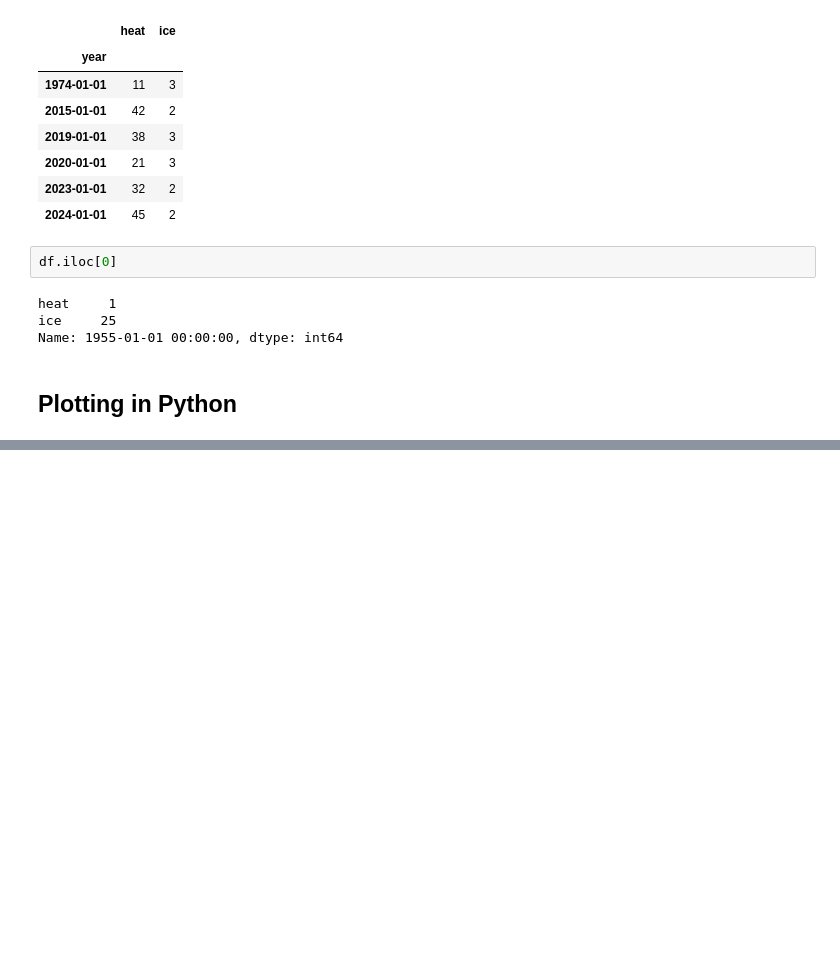
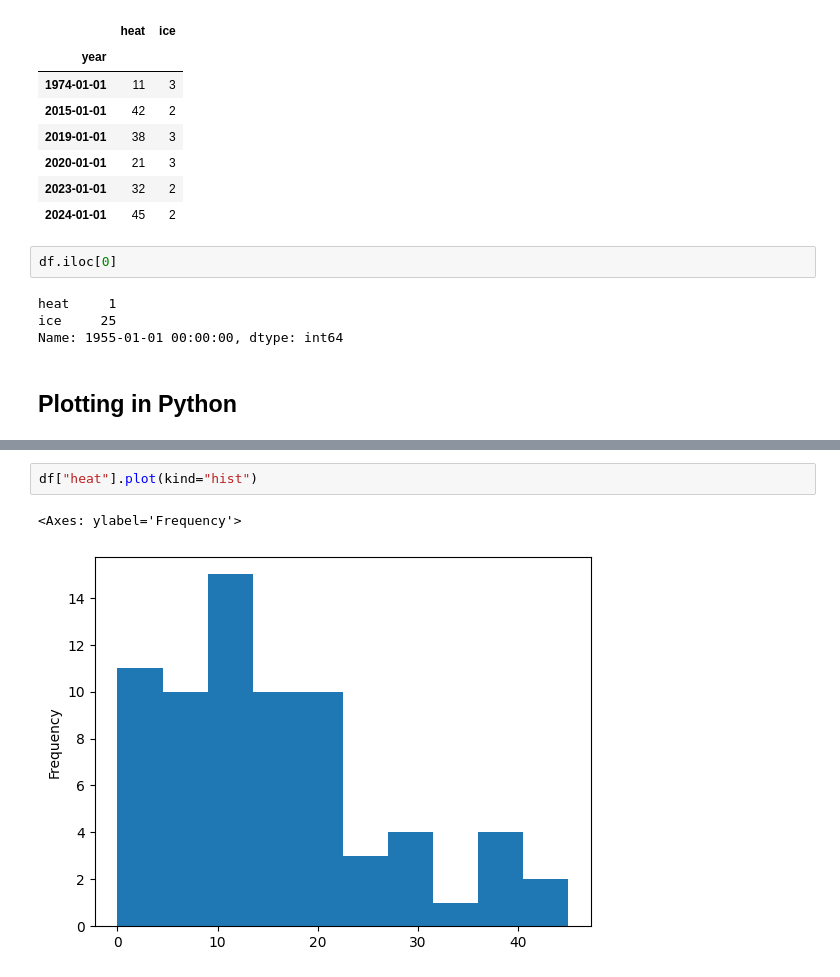
Before and after one commit to mckoh/data-science-mcit-ba-im-2026, a Jupyter notebook: notebooks/01_data_with_pandas.ipynb, the cells around one changed output, grey strips where cells are left out. Drawn from its saved outputs; the diff is of its cells as text; blank space fills up the shorter version.

```diff
--- a/notebooks/01_data_with_pandas.ipynb
+++ b/notebooks/01_data_with_pandas.ipynb
@@ -128,0 +154,5 @@ Name: 1955-01-01 00:00:00, dtype: int64
+# %%
+df["heat"].plot(kind="hist")
+# %% [output]
+<Axes: ylabel='Frequency'>
+[figure, added]
```
Also changed, not shown: parts of 6 cells of this notebook.
